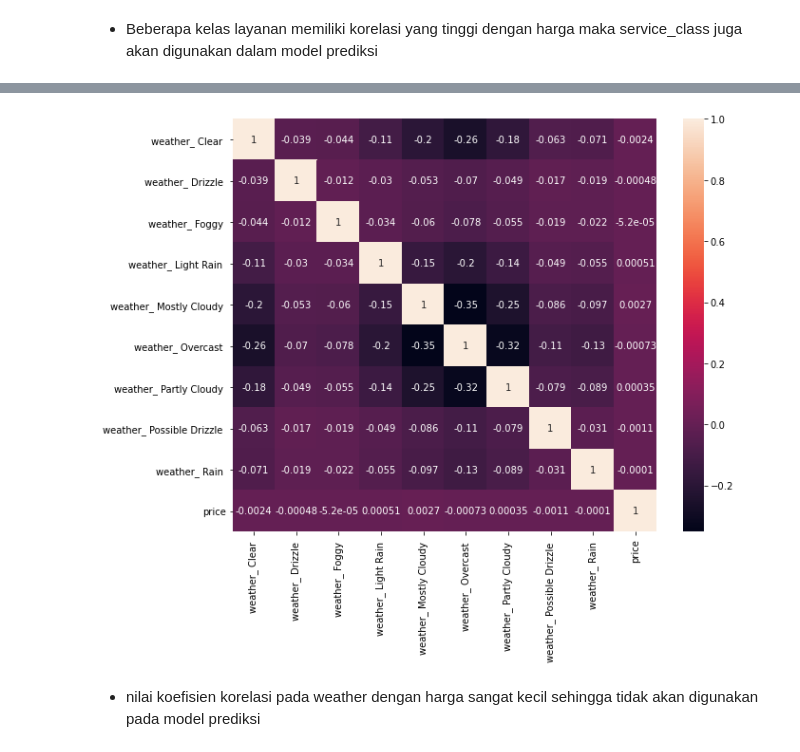
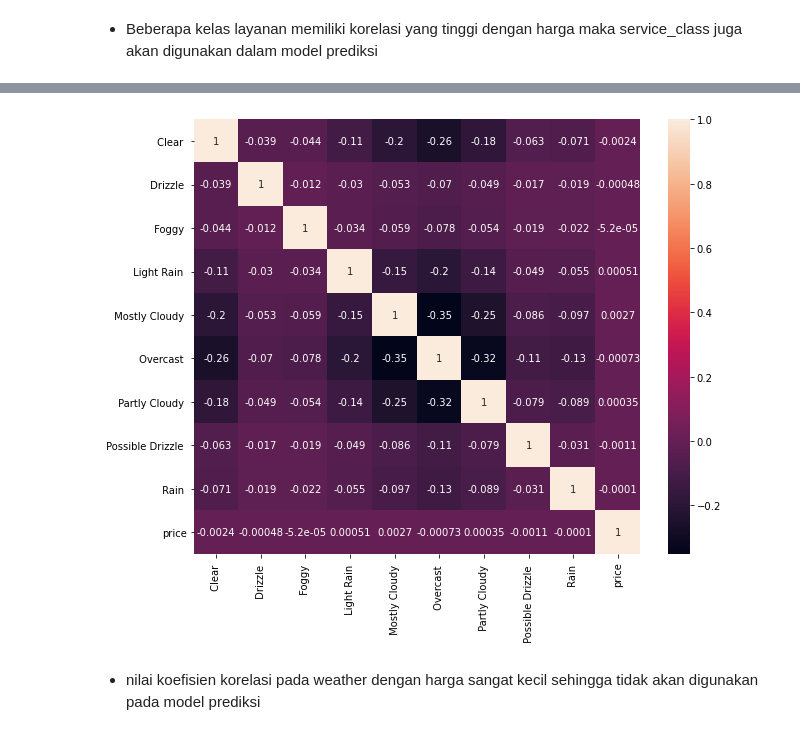
Before and after one commit to HelennaConstantia/PYTN_Kampus-Merdeka_FP1, a Jupyter notebook: PYTN_KampusMerdeka_fp1_Helenna Constantia.ipynb, the cells around one changed output, grey strips where cells are left out. Drawn from its saved outputs; the diff is of its cells as text; code cells hidden in the pictures.

```diff
--- a/PYTN_KampusMerdeka_fp1_Helenna Constantia.ipynb
+++ b/PYTN_KampusMerdeka_fp1_Helenna Constantia.ipynb
@@ -702,16 +712,14 @@ dtypes: float64(5), int64(2), object(3)
 memory usage: 53.5+ MB
 # %%
 #mempersiapkan kolom yang bertipe data object
-cat_col=df_for_LR.select_dtypes(include=['object','category']).columns.tolist()
+cat_col=df_for_LR.select_dtypes(include=['object']).columns.tolist()
 cat_col
 # %% [output]
 ['companies', 'service_class', 'weather']
 # %%
 #mengencode kolom dengan data kategorikal
 for col in cat_col:
-    encoder=OneHotEncoder(handle_unknown='ignore')
-    df_encode=pd.DataFrame(encoder.fit_transform(df_for_LR[[col]]).toarray())
-    df_encode.columns=encoder.get_feature_names([col])
+    df_encode=pd.get_dummies(df_for_LR[col])
     df_for_LR=df_for_LR.drop(col, axis=1)
     df_for_LR=pd.concat([df_for_LR,df_encode], axis=1)
 df_for_LR.head()
@@ -739 +742,7 @@ Index(['time', 'month', 'distance', 'temperature', 'wind_speed',
       dtype='object')
+# %%
+df_for_LR.columns=['time', 'month', 'distance', 'temperature', 'wind_speed',
+                   'surge_multiplier', 'price', 'companies_Lyft', 'companies_Uber', 'Black', 'Black SUV',
+                   'Lux', 'Lux Black', 'Lux Black XL', 'Lyft', 'Lyft XL', 'Shared',
+                   'UberPool', 'UberX', 'UberXL', 'WAV', ' Clear ', ' Drizzle ', ' Foggy ',
+                   ' Light Rain ', ' Mostly Cloudy ', ' Overcast ', ' Partly Cloudy ',' Possible Drizzle ', ' Rain ']
@@ -772,14 +815,12 @@ plt.show()
 # %%
 plt.figure(figsize=(10,8))
-cols4=['weather_ Clear ',
-       'weather_ Drizzle ', 'weather_ Foggy ', 'weather_ Light Rain ',
-       'weather_ Mostly Cloudy ', 'weather_ Overcast ',
-       'weather_ Partly Cloudy ', 'weather_ Possible Drizzle ',
-       'weather_ Rain ','price']
+cols4=[ ' Clear ', ' Drizzle ', ' Foggy ',
+       ' Light Rain ', ' Mostly Cloudy ', ' Overcast ', ' Partly Cloudy ',
+       ' Possible Drizzle ', ' Rain ','price']
 sns.heatmap(df_for_LR[cols4].corr(),annot=True,)
 plt.show()
 # %% [output]
-[figure, old version]
+[figure, new version]
 # %% [markdown]
 - nilai koefisien korelasi pada weather dengan harga sangat kecil sehingga tidak akan digunakan pada model prediksi
 # %% [markdown]
```
Also changed, not shown: parts of 19 cells of this notebook.
